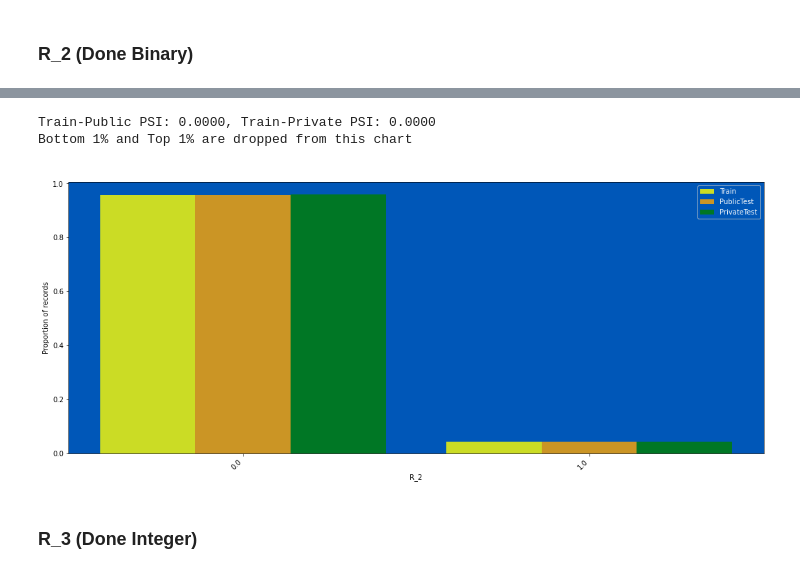
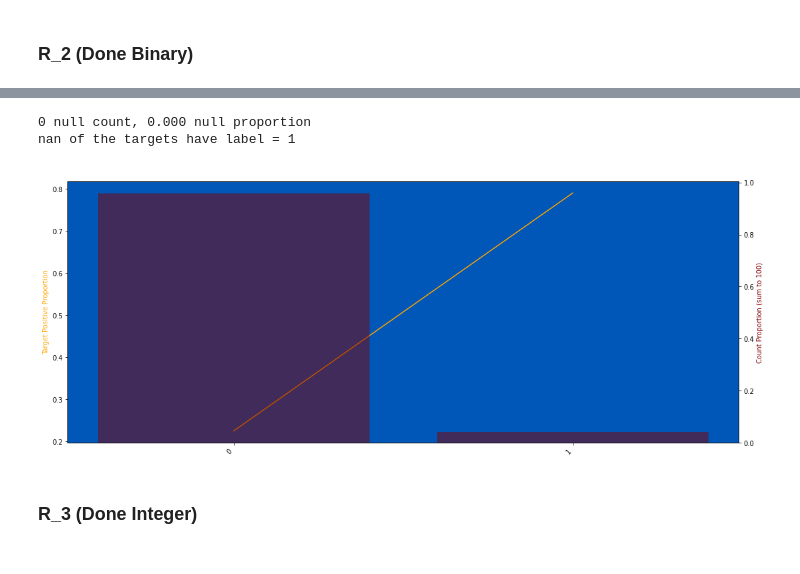
Before and after one commit to waikey-lee/kaggle-amex, a Jupyter notebook: interim_data/v5/1b.clean_risk.ipynb, the cells around one changed output, grey strips where cells are left out. Cells and saved outputs as stored; diff of their text form; code cells hidden in the pictures.

```diff
--- a/interim_data/v5/1b.clean_risk.ipynb
+++ b/interim_data/v5/1b.clean_risk.ipynb
@@ -135,11 +142,11 @@ Wall time: 4.81 s
 # %%
-# plot_target_check(train, "R_2", q=50, use_raw_bin=True, nunique_thr=10000, strfy_x=True, without_drop_tail=True)
+plot_target_check(train, "R_2", q=50, use_raw_bin=True, nunique_thr=10000, strfy_x=True, without_drop_tail=True)
+# %% [output]
+0 null count, 0.000 null proportion
+nan of the targets have label = 1
+[figure, added]
 # %%
-plot_train_test_distribution(df_list, "R_2", nunique_thr=100)
+# plot_train_test_distribution(df_list, "R_2", nunique_thr=100)
-# %% [output]
-Train-Public PSI: 0.0000, Train-Private PSI: 0.0000
-Bottom 1% and Top 1% are dropped from this chart
-[figure, removed]
 # %% [markdown]
 ### R_3 (Done Integer)
 # %%
```
Also changed, not shown: parts of 65 cells of this notebook.
